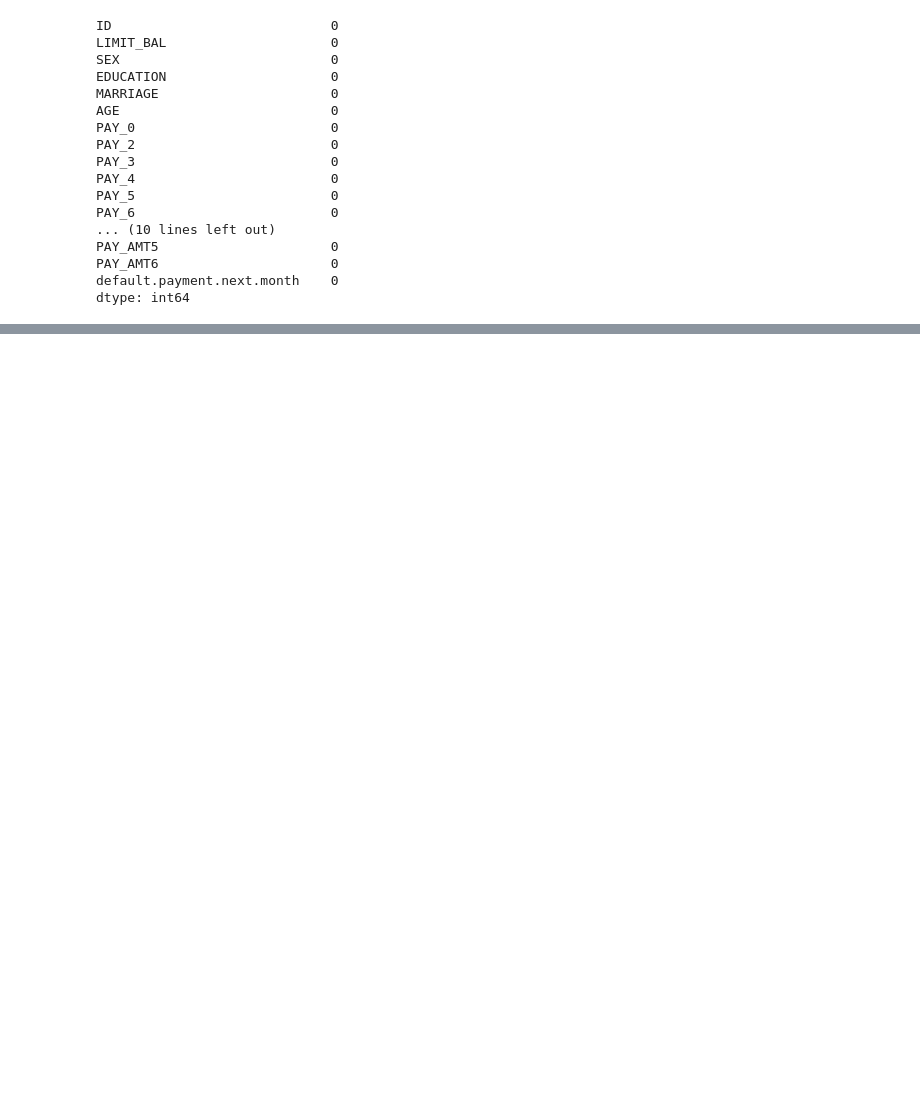
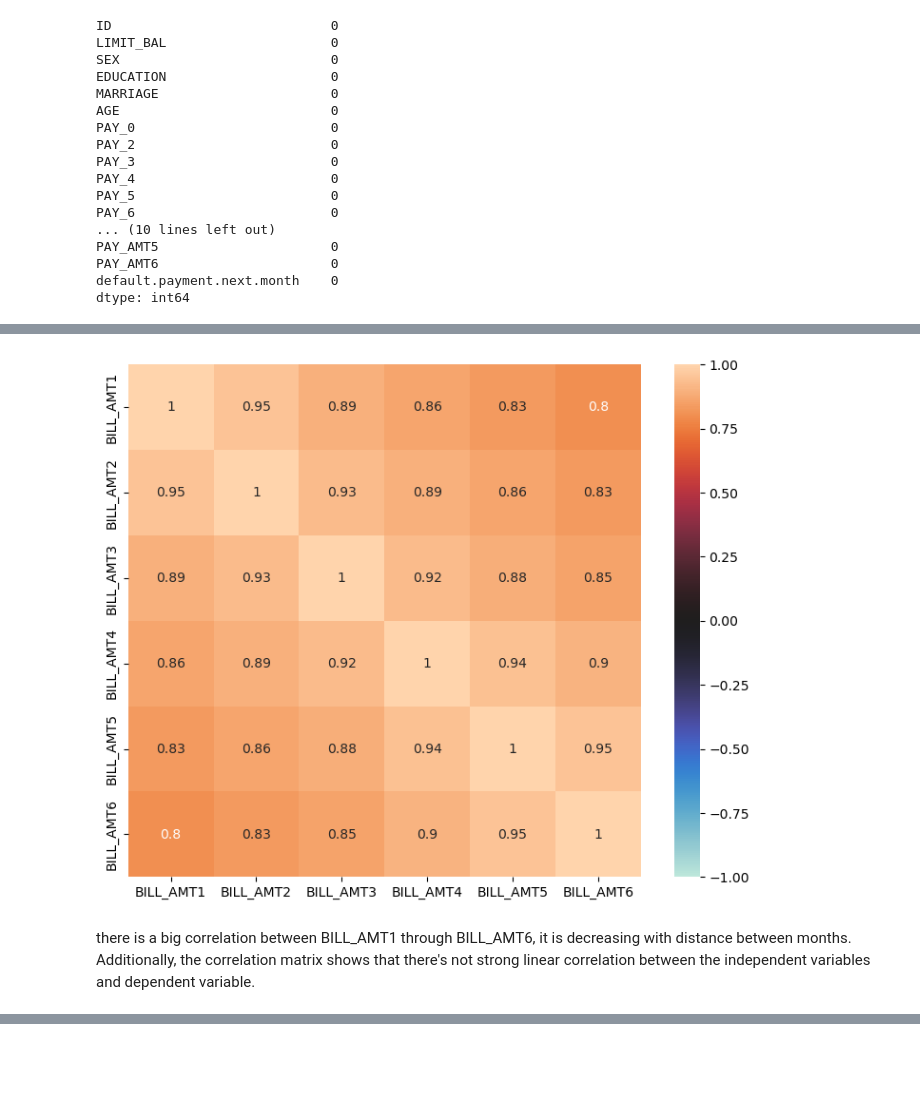
Before and after one commit to medhasingh101/hw-5, a Jupyter notebook: hw5.ipynb, the cells around one changed output, grey strips where cells are left out. Saved outputs shown, nothing was run; the diff lists cells and outputs as text; code cells hidden in the pictures; blank space fills up the shorter version.

```diff
--- a/hw5.ipynb
+++ b/hw5.ipynb
@@ -250,2 +342,15 @@ dtype: int64
+# %%
+col = ['BILL_AMT1', 'BILL_AMT2',
+       'BILL_AMT3', 'BILL_AMT4', 'BILL_AMT5', 'BILL_AMT6']
+corr = df[col].corr()
+f = plt.figure(figsize=(9, 7))
+ax = sns.heatmap(
+    corr,
+    vmin=-1, vmax=1, center=0,
+    square=True, annot=True)
+# %% [output]
+[figure, added]
+# %% [markdown]
+there is a big correlation between BILL_AMT1 through BILL_AMT6, it is decreasing with distance between months. Additionally, the correlation matrix shows that there's not strong linear correlation between the independent variables and dependent variable.
 # %%
 ...
```
Also changed, not shown: parts of 17 cells of this notebook, 2 other files.
